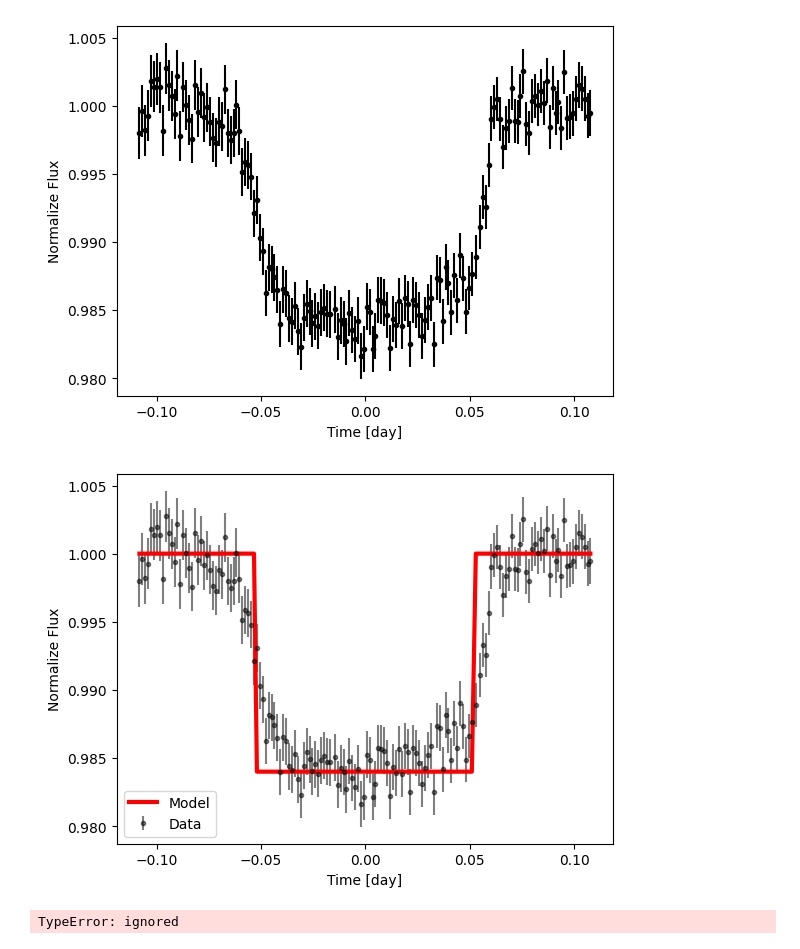
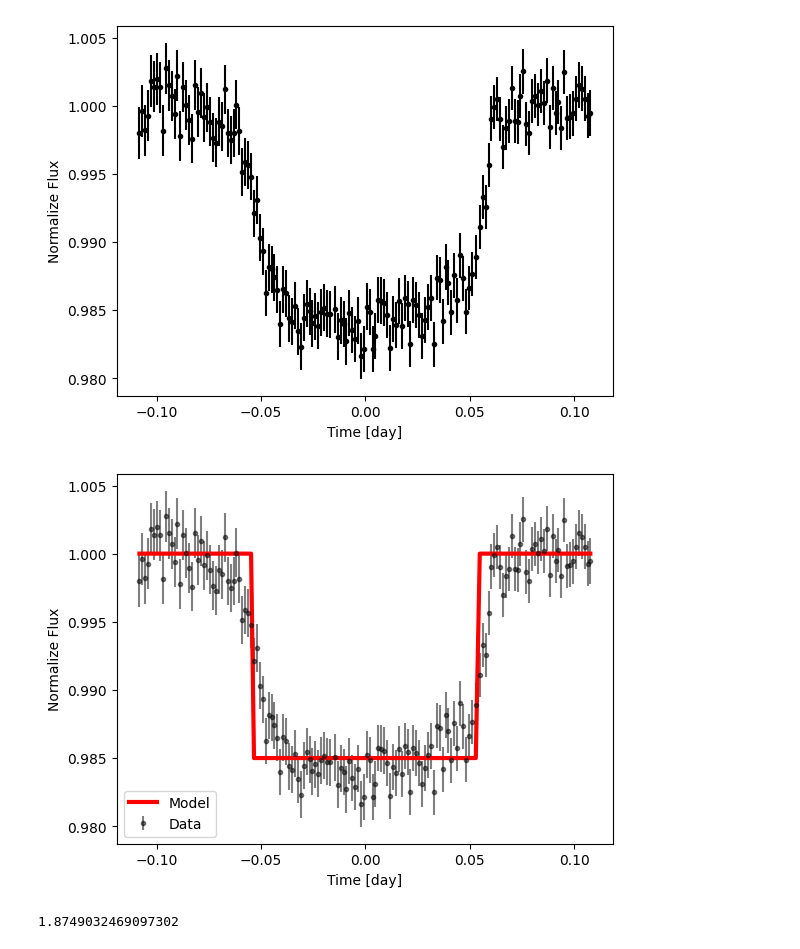
Before and after one commit to kAi3345/Astron, a Jupyter notebook: exoplanet/Exoplanet.ipynb, the cells around one changed output. Drawn from its saved outputs; the diff is of its cells as text; code cells hidden in the pictures.

```diff
--- a/exoplanet/Exoplanet.ipynb
+++ b/exoplanet/Exoplanet.ipynb
@@ -33,21 +33,21 @@ def box_model(t, center_time, duration, depth, delta_flux):
   return(f)                   # return the model
 # %%
-center_time, duration, depth, delta_flux = 0.0, 0.105, 0.016, 0.0                   # set these value to produce the roughly best fit model according to graph
+center_time, duration, depth, delta_flux = 0.0, 0.108, 0.015, 0.0                   # set these values to produce the roughly best fit model according to graph
 model = box_model(time, center_time, duration, depth, delta_flux)                   # produce the box model using the function defined previously
 plt.errorbar(time, flux, yerr=err, marker=".", color="black", linestyle="none", alpha=0.5, label="Data")     # plot the data
 plt.plot(time, model, color="red", linewidth=3.0, label="Model")                # plot the model
 plt.xlabel("Time [day]")
 plt.ylabel("Normalize Flux")
 plt.legend();
 # %% [output]
-[figure, old version]
+[figure, new version]
 # %%
 def calc_reduced_chi2(O, C, err, n, m):
   Chi2 = np.sum((O - C) ** 2 / err**2)
-  print(n, m)
   reduced_Chi2 = Chi2 / (n - m)
   return reduced_Chi2
 
-box_model_ch2 = calc_reduced_chi2(flux,model,err,  )
+box_model_chi2 = calc_reduced_chi2(flux,model,err,len(time),4)
+print(box_model_chi2)
 # %% [output]
-TypeError: ignored
+1.8749032469097302
```
Also changed, not shown: parts of 1 cell of this notebook.
